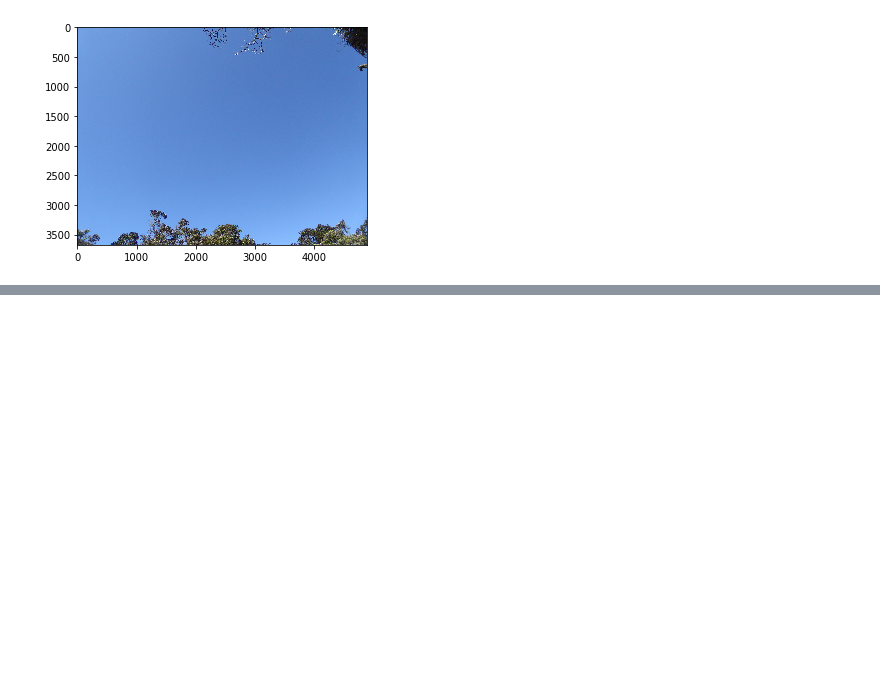
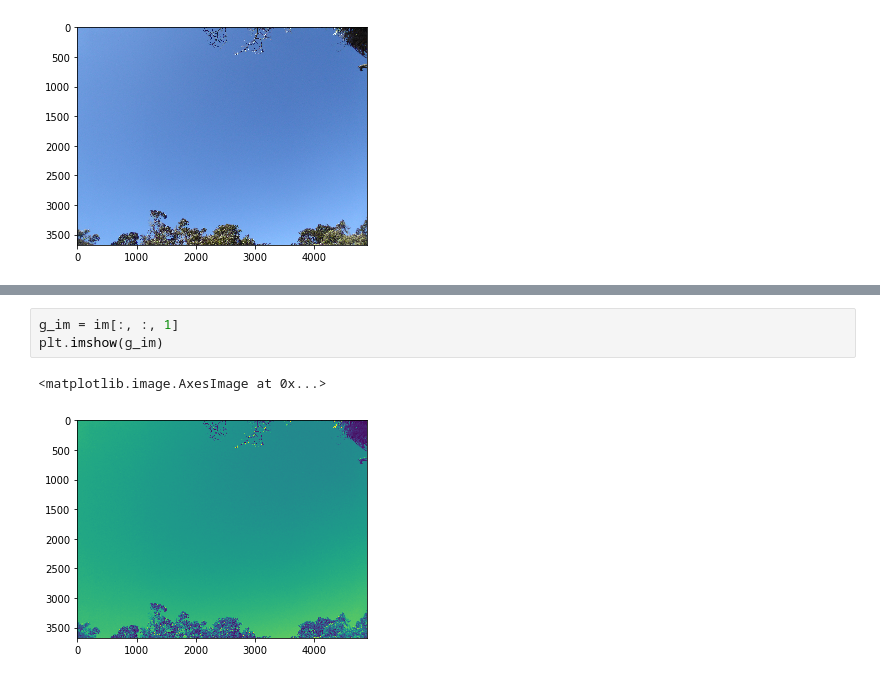
Before and after one commit to cfp106022130/10720PHYS290000, a Jupyter notebook: image.ipynb, the cells around one changed output, grey strips where cells are left out. Saved outputs shown, nothing was run; the diff lists cells and outputs as text; blank space fills up the shorter version.

```diff
--- a/image.ipynb
+++ b/image.ipynb
@@ -11,0 +22,6 @@ plt.imshow(im)
+# %%
+g_im = im[:, :, 1]
+plt.imshow(g_im)
+# %% [output]
+<matplotlib.image.AxesImage at 0x...>
+[figure, added]
```
Also changed, not shown: parts of 7 cells of this notebook.
